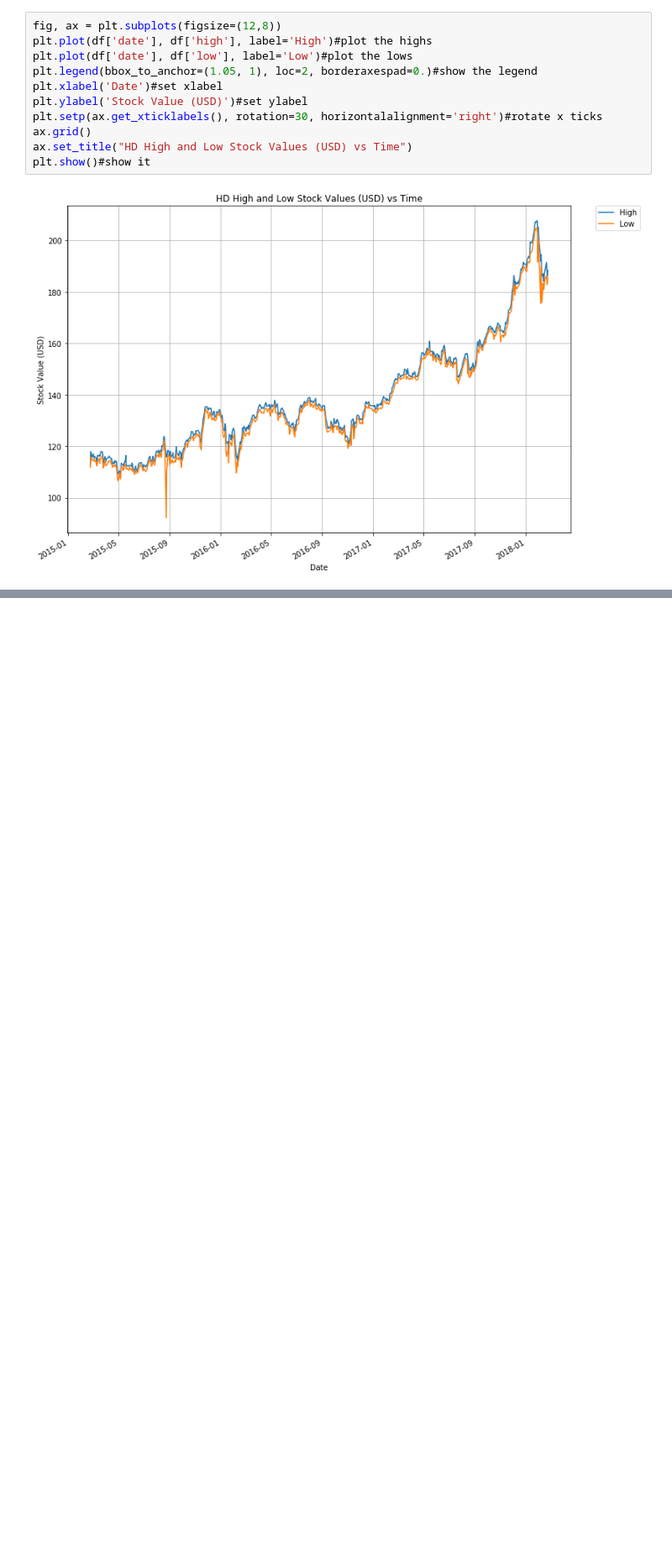
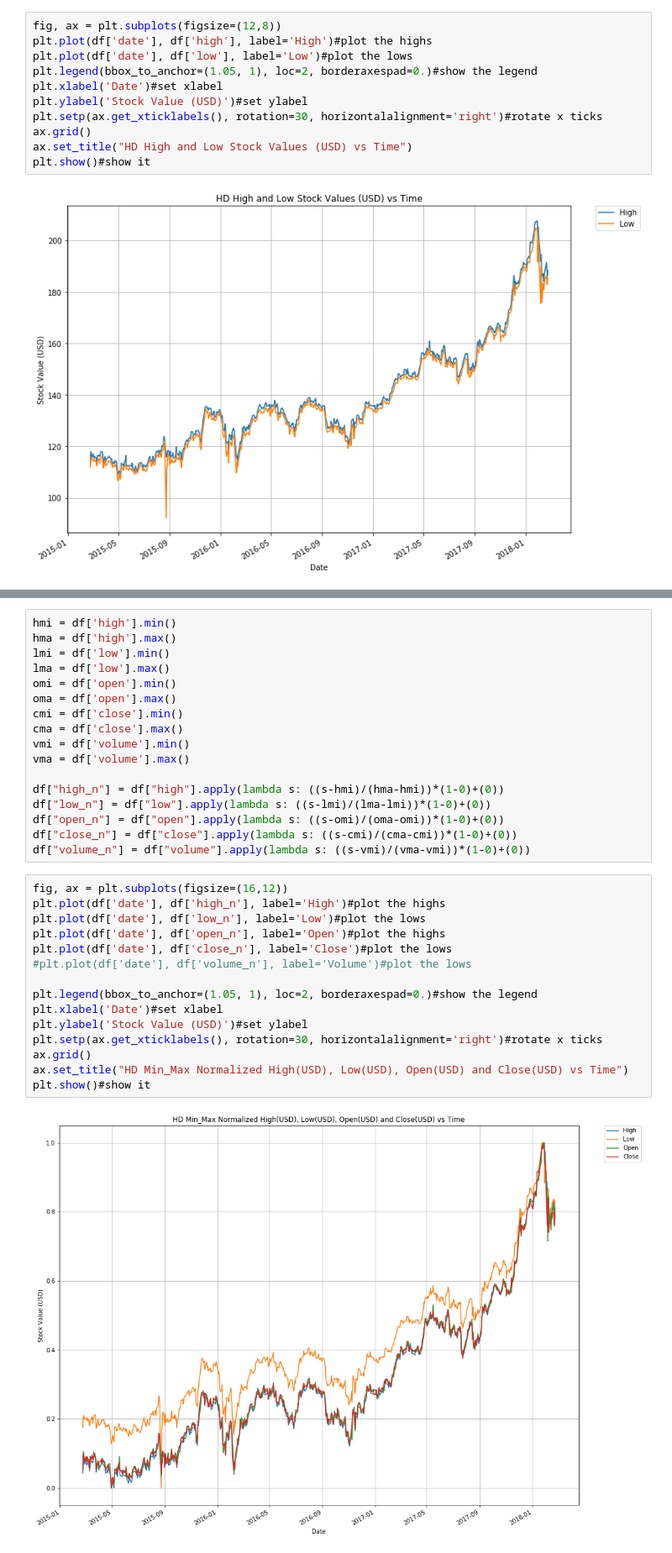
Before and after one commit to VDorchester14/CSCI4502, a Jupyter notebook: hw2/BoxPlotsOfStuff.ipynb, the cells around one changed output, grey strips where cells are left out. Shown: that part at 84% size. Saved outputs shown, nothing was run; the diff lists cells and outputs as text; blank space fills up the shorter version.

```diff
--- a/hw2/BoxPlotsOfStuff.ipynb
+++ b/hw2/BoxPlotsOfStuff.ipynb
@@ -26,0 +50,34 @@ plt.show()#show it
+# %%
+hmi = df['high'].min()
+hma = df['high'].max()
+lmi = df['low'].min()
+lma = df['low'].max()
+omi = df['open'].min()
+oma = df['open'].max()
+cmi = df['close'].min()
+cma = df['close'].max()
+vmi = df['volume'].min()
+vma = df['volume'].max()
+
+df["high_n"] = df["high"].apply(lambda s: ((s-hmi)/(hma-hmi))*(1-0)+(0))
+df["low_n"] = df["low"].apply(lambda s: ((s-lmi)/(lma-lmi))*(1-0)+(0))
+df["open_n"] = df["open"].apply(lambda s: ((s-omi)/(oma-omi))*(1-0)+(0))
+df["close_n"] = df["close"].apply(lambda s: ((s-cmi)/(cma-cmi))*(1-0)+(0))
+df["volume_n"] = df["volume"].apply(lambda s: ((s-vmi)/(vma-vmi))*(1-0)+(0))
+# %%
+fig, ax = plt.subplots(figsize=(16,12))
+plt.plot(df['date'], df['high_n'], label='High')#plot the highs
+plt.plot(df['date'], df['low_n'], label='Low')#plot the lows
+plt.plot(df['date'], df['open_n'], label='Open')#plot the highs
+plt.plot(df['date'], df['close_n'], label='Close')#plot the lows
+#plt.plot(df['date'], df['volume_n'], label='Volume')#plot the lows
+
+plt.legend(bbox_to_anchor=(1.05, 1), loc=2, borderaxespad=0.)#show the legend
+plt.xlabel('Date')#set xlabel
+plt.ylabel('Stock Value (USD)')#set ylabel
+plt.setp(ax.get_xticklabels(), rotation=30, horizontalalignment='right')#rotate x ticks
+ax.grid()
+ax.set_title("HD Min_Max Normalized High(USD), Low(USD), Open(USD) and Close(USD) vs Time")
+plt.show()#show it
+# %% [output]
+[figure, added]
```
Also changed, not shown: parts of 2 cells of this notebook, 1 other file.
